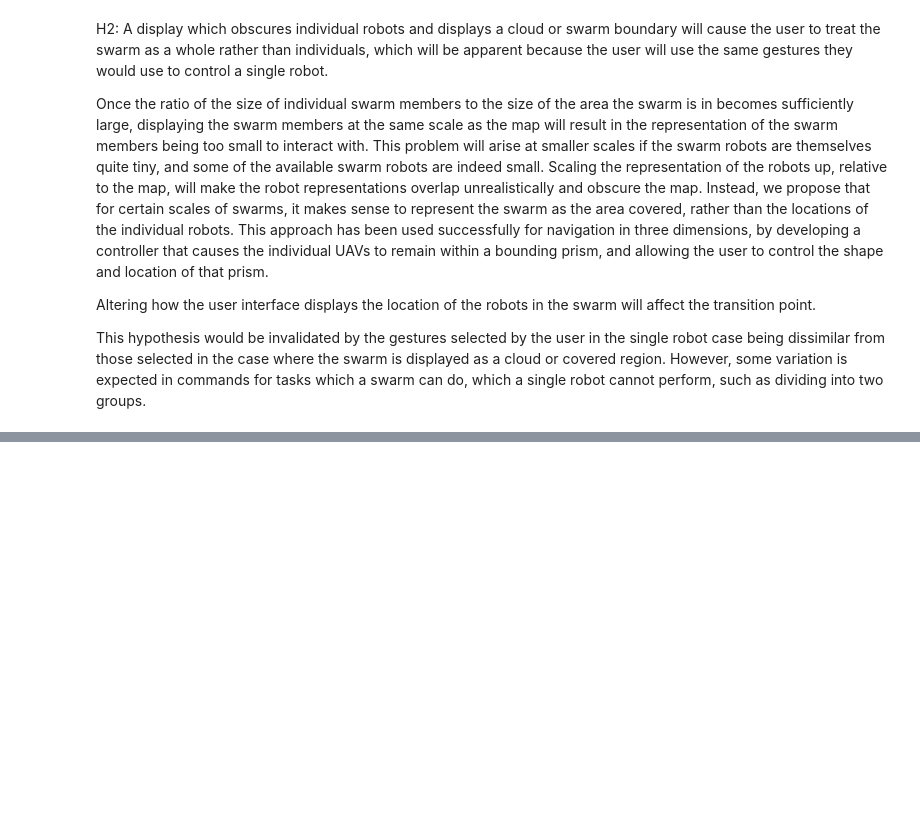
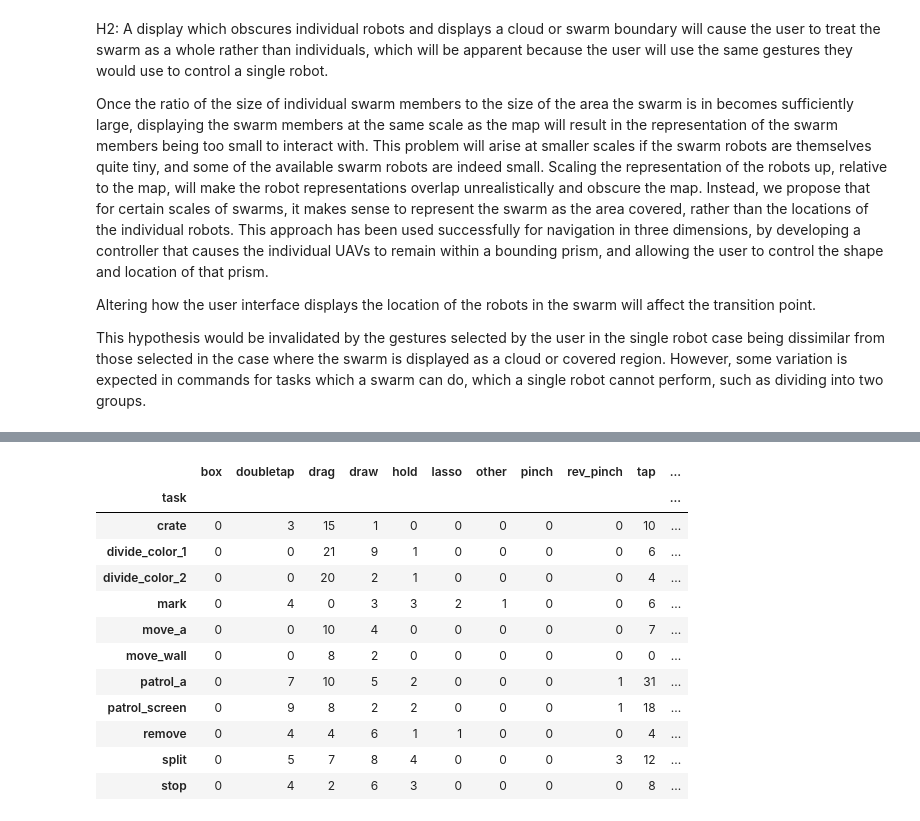
Before and after one commit to ab3nd/TinyRobo, a Jupyter notebook: data/By Hypothesis.ipynb, the cells around one changed output, grey strips where cells are left out. Saved outputs shown, nothing was run; the diff lists cells and outputs as text; code cells hidden in the pictures; blank space fills up the shorter version.

```diff
--- a/data/By Hypothesis.ipynb
+++ b/data/By Hypothesis.ipynb
@@ -194,0 +485,24 @@ This hypothesis would be invalidated by the gestures selected by the user in the
+# %%
+#Now we're working with pandas! 🐼
+
+#Initialize the list of common names for tasks in both the unknown condition and the one robot condition
+common_names = []
+for name in adh.taskMap.keys():
+    if all([adh.taskMap[name]['X'], adh.taskMap[name][1]]):
+        common_names.append(name)
+common_names.sort()
+
+#Add a total gestures column to the data frame that has the total count of gestures
+#Each row of the dataframe is a user doing a task, so the count will be the total count of gestures used in that task
+per_task_df["total_gestures"] = per_task_df[col_list].sum(axis=1)
+
+per_task_df
+
+#Get all the one or unknown condition entries
+one_cond = per_task_df.query("condition=='one'")
+unk_cond = per_task_df.query("condition == 'unknown'")
+
+
+#This gives me the sum of all of the gestures within users, across tasks
+one_cond.groupby("user").sum()
+#one_cond
@@ -194,0 +522,17 @@ This hypothesis would be invalidated by the gestures selected by the user in the
+# %%
+#This gives me the sum of each gesture, within tasks, across users
+one_cond.groupby("task").sum()
+# %% [output]
+|  | box | doubletap | drag | draw | hold | lasso | other | pinch | rev_pinch | tap | ... |
+| task |  |  |  |  |  |  |  |  |  |  | ... |
+| crate | 0 | 3 | 15 | 1 | 0 | 0 | 0 | 0 | 0 | 10 | ... |
+| divide_color_1 | 0 | 0 | 21 | 9 | 1 | 0 | 0 | 0 | 0 | 6 | ... |
+| divide_color_2 | 0 | 0 | 20 | 2 | 1 | 0 | 0 | 0 | 0 | 4 | ... |
+| mark | 0 | 4 | 0 | 3 | 3 | 2 | 1 | 0 | 0 | 6 | ... |
+| move_a | 0 | 0 | 10 | 4 | 0 | 0 | 0 | 0 | 0 | 7 | ... |
+| move_wall | 0 | 0 | 8 | 2 | 0 | 0 | 0 | 0 | 0 | 0 | ... |
+| patrol_a | 0 | 7 | 10 | 5 | 2 | 0 | 0 | 0 | 1 | 31 | ... |
+| patrol_screen | 0 | 9 | 8 | 2 | 2 | 0 | 0 | 0 | 1 | 18 | ... |
+| remove | 0 | 4 | 4 | 6 | 1 | 1 | 0 | 0 | 0 | 4 | ... |
+| split | 0 | 5 | 7 | 8 | 4 | 0 | 0 | 0 | 3 | 12 | ... |
+| stop | 0 | 4 | 2 | 6 | 3 | 0 | 0 | 0 | 0 | 8 | ... |
```
Also changed, not shown: parts of 15 cells of this notebook, 1 other file.
